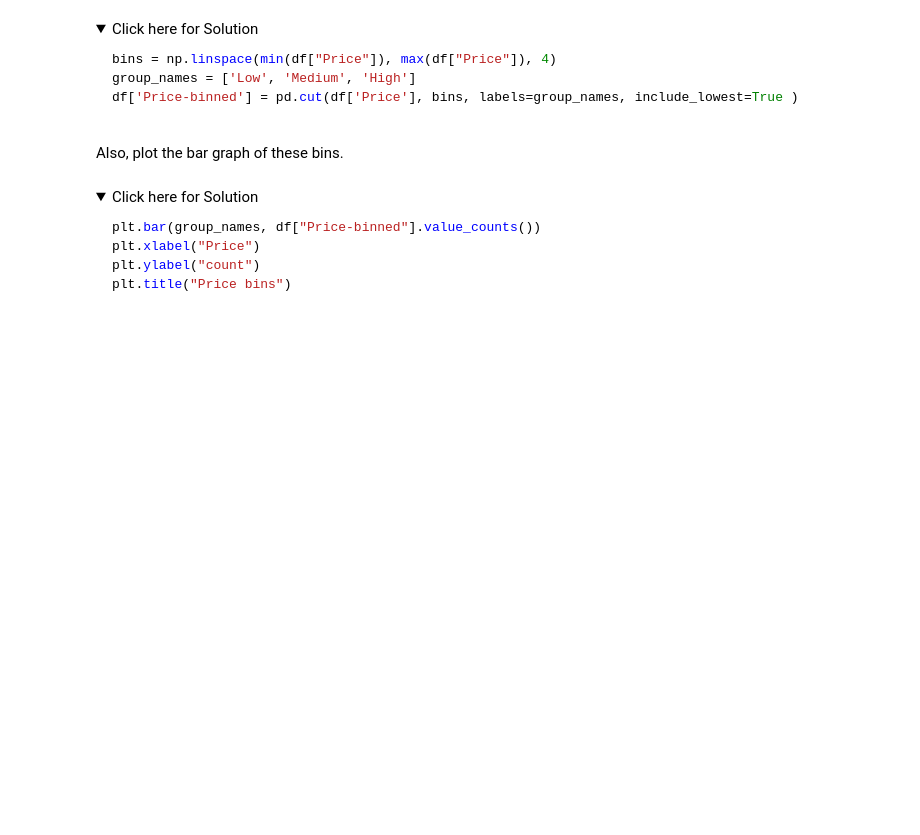
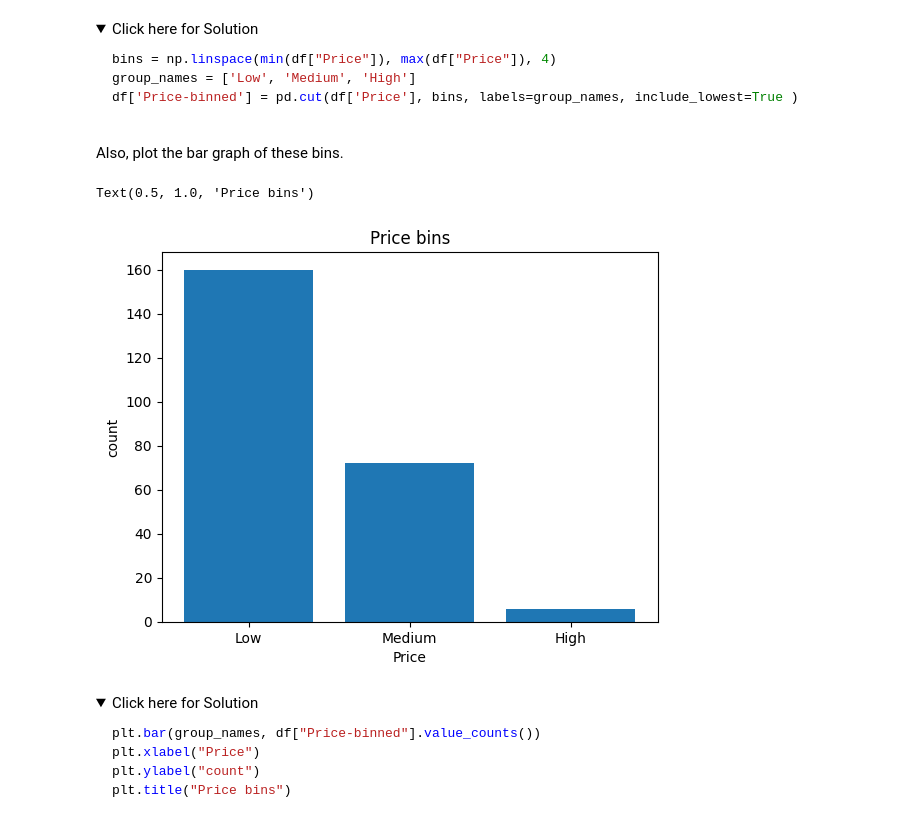
Before and after one commit to titooDiaz/DATA-SCIENCE-EN-PYTHON, a Jupyter notebook: IBM/MODULO 2/Formato de datos/PRACTICE.ipynb, the cells around one changed output. Drawn from its saved outputs; the diff is of its cells as text; code cells hidden in the pictures; folded sections open; blank space fills up the shorter version.

````diff
--- a/IBM/MODULO 2/Formato de datos/PRACTICE.ipynb
+++ b/IBM/MODULO 2/Formato de datos/PRACTICE.ipynb
@@ -203,7 +208,7 @@ df["Screen_Size_cm"].replace(np.nan, common_screen_size, inplace=True)
 Both "Weight_kg" and "Screen_Size_cm" are seen to have the data type "Object", while both of them should be having a data type of "float". Write a code to fix the data type of these two columns.
 # %%
 # Write your code below and press Shift+Enter to execute
-df['Weight_kg', 'Screen_Size_cm'] = df['Weight_kg', 'Screen_Size_cm'].astype('float')
+df[['Weight_kg', 'Screen_Size_cm']] = df[['Weight_kg', 'Screen_Size_cm']].astype('float')
 # %% [markdown]
 <details>
     <summary>Click here for Solution</summary>
@@ -225,3 +230,10 @@ The value of Screen_size usually has a standard unit of inches. Similarly, weigh
 ```
 # %%
 # Write your code below and press Shift+Enter to execute
+df.rename(columns={'Weight_kg':'Weight_pounds'}, inplace=True)
+df.rename(columns={'Screen_Size_cm':'Screen_Size_inch'}, inplace=True)
+
+df['Screen_Size_inch'] = df['Screen_Size_inch'] / 2.54
+df['Weight_pounds'] = df['Weight_pounds'] * 2.205
+
+df.head(5)
@@ -244,3 +263,5 @@ df.rename(columns={'Screen_Size_cm':'Screen_Size_inch'}, inplace=True)
 Often it is required to normalize a continuous data attribute. Write a code to normalize the "CPU_frequency" attribute with respect to the maximum value available in the dataset.
 # %%
 # Write your code below and press Shift+Enter to execute
+df["CPU_frequency"] = df["CPU_frequency"]/df["CPU_frequency"].max()
+df.head(n=2)
@@ -259,3 +284,8 @@ df['CPU_frequency'] = df['CPU_frequency']/df['CPU_frequency'].max()
 Binning is a process of creating a categorical attribute which splits the values of a continuous data into a specified number of groups. In this case, write a code to create 3 bins for the attribute "Price". These bins would be named "Low", "Medium" and "High". The new attribute will be named "Price-binned".
 # %%
 # Write your code below and press Shift+Enter to execute
+bins = np.linspace(min(df["Price"]), max(df["Price"]), 4)
+print(bins) # Rangos
+group_names = ['Low', 'Medium', 'High']
+df['Price-binned'] = pd.cut(df['Price'], bins, labels=group_names, include_lowest=True)
+df.head(n=5)
@@ -273,6 +311,14 @@ df['Price-binned'] = pd.cut(df['Price'], bins, labels=group_names, include_lowes
 Also, plot the bar graph of these bins.
 # %%
 # Write your code below and press Shift+Enter to execute
+import matplotlib
+plt.bar(group_names, df["Price-binned"].value_counts())
+plt.xlabel("Price")
+plt.ylabel("count")
+plt.title("Price bins")
+# %% [output]
+Text(0.5, 1.0, 'Price bins')
+[figure, added]
 # %% [markdown]
 <details>
     <summary>Click here for Solution</summary>
````
Also changed, not shown: parts of 6 cells of this notebook.
